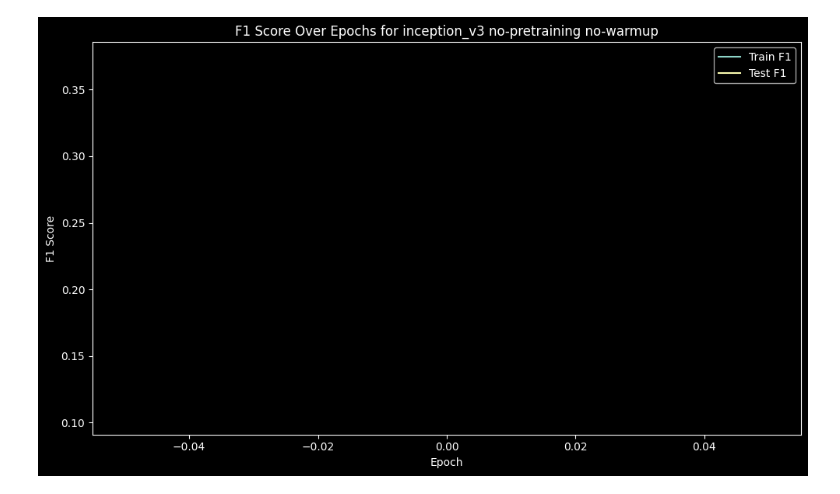
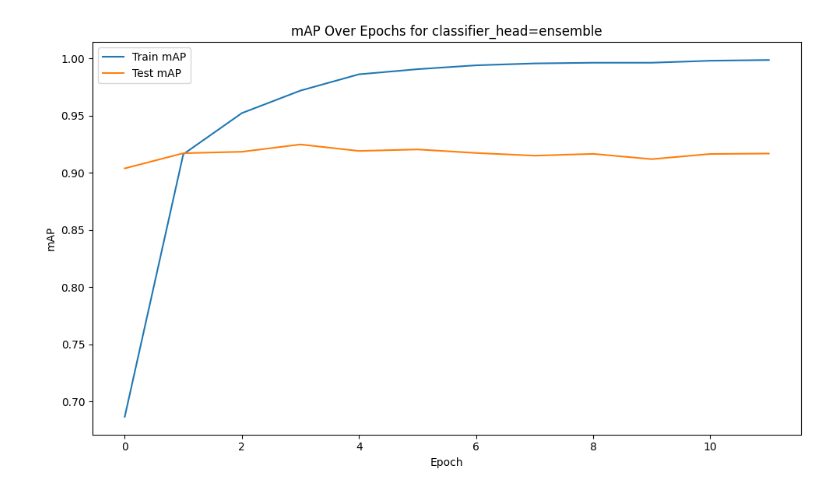
Before and after one commit to ZachParent/mai-object-recognition, a Jupyter notebook: practicals/p1/notes/1.1_results_analysis.ipynb, the cells around one changed output. Drawn from its saved outputs; the diff is of its cells as text; code cells hidden in the pictures.

```diff
--- a/practicals/p1/notes/1.1_results_analysis.ipynb
+++ b/practicals/p1/notes/1.1_results_analysis.ipynb
@@ -6,6 +6,9 @@ import sys
 from pathlib import Path
 sys.path.append('../src')
 from config import PROJECT_DIR, VOC_CLASSES, LABELS_DIR, TRUE_LABELS_CSV, RESULTS_DIR, HISTORIES_DIR
+import matplotlib.pyplot as plt
+plt.style.use('default')
+
 
 TEST_JSON = PROJECT_DIR / "data" / "preprocessed_jsons" / "test.json"
 
@@ -51,0 +71,15 @@ for metric in metrics:
+# %%
+classifier_head_performance_path = RESULTS_DIR / "classifier_head-experiments.csv"
+classifier_head_performance = pd.read_csv(classifier_head_performance_path)
+
+# Plot bar graphs for accuracy and F1 score
+metrics = ['test_map', 'test_f1']
+for metric in metrics:
+    plt.figure(figsize=(10, 6))
+    plt.bar(classifier_head_performance['title'], classifier_head_performance[metric])
+    plt.title(f'Model Comparison: {metric}')
+    plt.xlabel('Model')
+    plt.ylabel(metric)
+    plt.xticks(rotation=45, ha='right')
+    plt.tight_layout()
+    plt.show()
@@ -52,21 +89,21 @@ for metric in metrics:
 # %%
 # Identify the best model based on F1 score
-best_model_id = model_performance.loc[model_performance['test_f1'].idxmax(), 'id']
-best_model_title = model_performance.loc[model_performance['test_f1'].idxmax(), 'title']
+best_model_id = classifier_head_performance.loc[classifier_head_performance['test_f1'].idxmax(), 'id']
+best_model_title = classifier_head_performance.loc[classifier_head_performance['test_f1'].idxmax(), 'title']
 
 # Load history for the best model
 history_path = HISTORIES_DIR / f"{best_model_id:02d}-{best_model_title}.csv"
 history = pd.read_csv(history_path)
 
 # Plot F1 scores over epochs
 plt.figure(figsize=(10, 6))
-plt.plot(history['train_f1'], label='Train F1')
-plt.plot(history['test_f1'], label='Test F1')
-plt.title(f'F1 Score Over Epochs for {best_model_title}')
+plt.plot(history['train_map'], label='Train mAP')
+plt.plot(history['test_map'], label='Test mAP')
+plt.title(f'mAP Over Epochs for {best_model_title}')
 plt.xlabel('Epoch')
-plt.ylabel('F1 Score')
+plt.ylabel('mAP')
 plt.legend()
 plt.tight_layout()
 plt.show()
 # %% [output]
-[figure, old version]
+[figure, new version]
```
Also changed, not shown: parts of 7 cells of this notebook.
